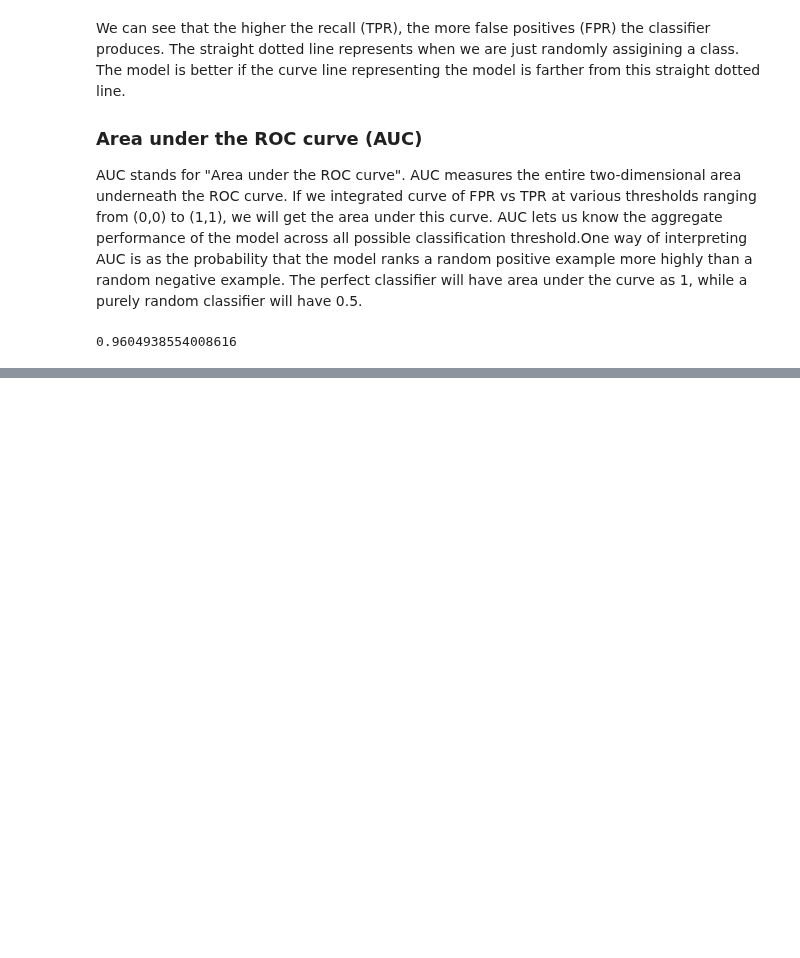
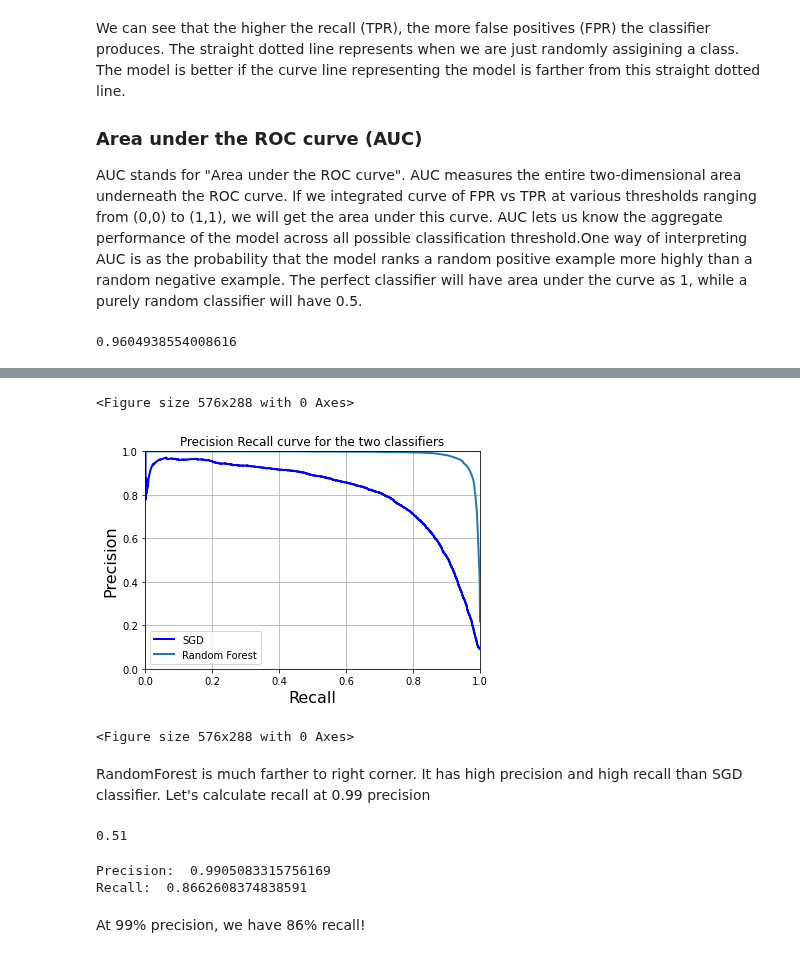
Before and after one commit to mandliya/ml, a Jupyter notebook: hands_on_machine_learning/3/Classification.ipynb, the cells around one changed output, grey strips where cells are left out. Drawn from its saved outputs; the diff is of its cells as text; code cells hidden in the pictures; blank space fills up the shorter version.

```diff
--- a/hands_on_machine_learning/3/Classification.ipynb
+++ b/hands_on_machine_learning/3/Classification.ipynb
@@ -453,0 +501,33 @@ roc_auc_score(y_train_5, y_scores)
+# %%
+from sklearn.metrics import precision_recall_curve
+precisions_rf, recalls_rf, thresholds_rf = precision_recall_curve(y_train_5, y_scores_forest)
+# %%
+plt.plot(recalls, precisions, "b-", linewidth=2, label="SGD")
+plt.plot(recalls_rf, precisions_rf, linewidth=2, label="Random Forest")
+plt.xlabel("Recall", fontsize=16)
+plt.ylabel("Precision", fontsize=16)
+plt.title("Precision Recall curve for the two classifiers")
+plt.legend(loc="lower left")
+plt.axis([0, 1, 0, 1])
+plt.grid(True)
+plt.figure(figsize=(8,4))
+# %% [output]
+<Figure size 576x288 with 0 Axes>
+[figure, added]
+<Figure size 576x288 with 0 Axes>
+# %% [markdown]
+RandomForest is much farther to right corner. It has high precision and high recall than SGD classifier. Let's calculate recall at 0.99 precision
+# %%
+threshold_99_precision = thresholds_rf[np.argmax(precisions_rf >= 0.99)]
+threshold_99_precision
+# %% [output]
+0.51
+# %%
+y_train_pred_99 = (y_scores_forest >= threshold_99_precision)
+print("Precision: ", precision_score(y_train_5, y_train_pred_99))
+print("Recall: ", recall_score(y_train_5, y_train_pred_99))
+# %% [output]
+Precision:  0.9905083315756169
+Recall:  0.8662608374838591
+# %% [markdown]
+At 99% precision, we have 86% recall!
```
Also changed, not shown: parts of 19 cells of this notebook, 2 other files.
